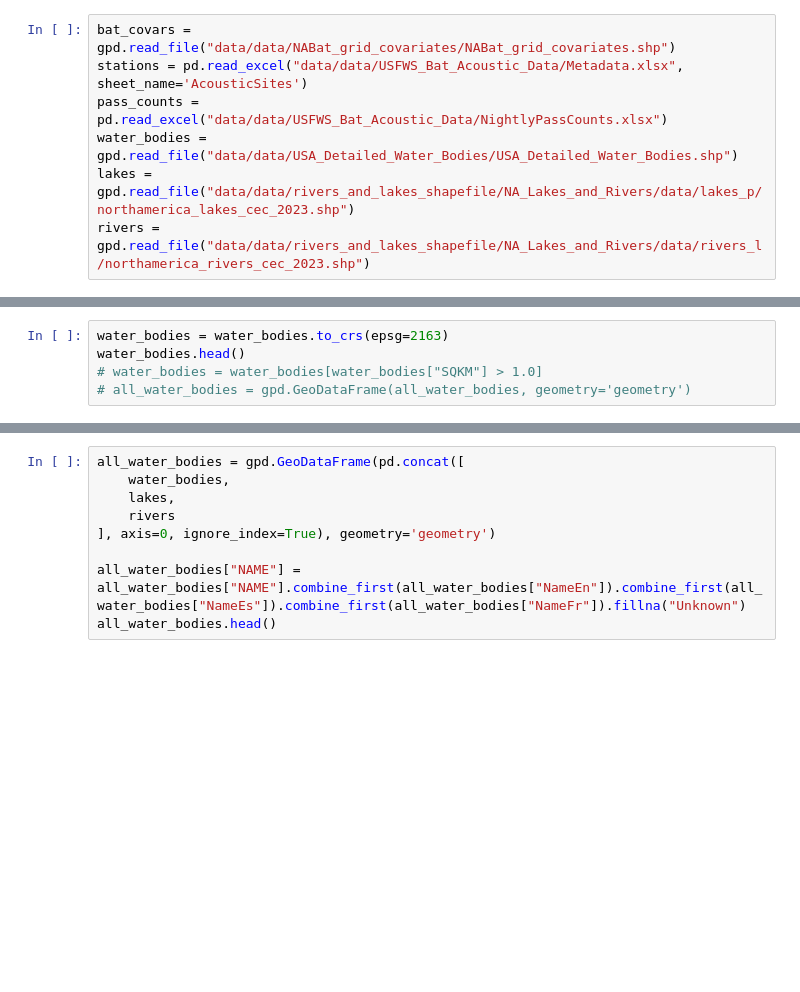
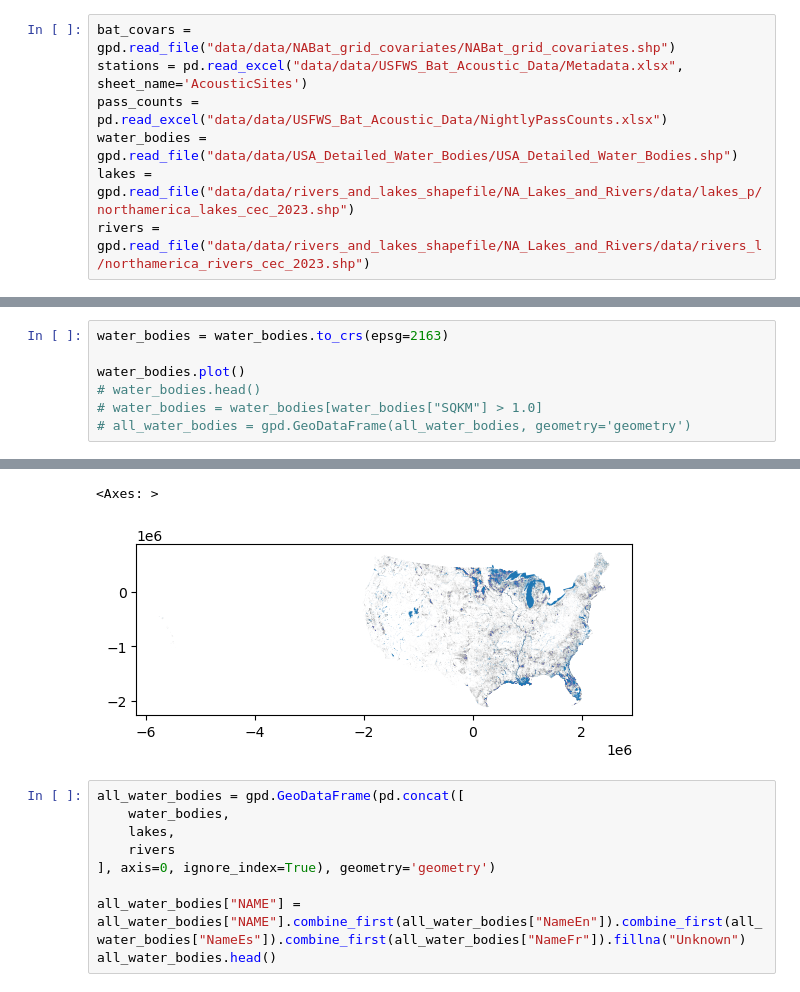
Before and after one commit to mcanearm/biostat696-group-1, a Jupyter notebook: data/process_geodata.ipynb, the cells around one changed output, grey strips where cells are left out. Saved outputs shown, nothing was run; the diff lists cells and outputs as text; blank space fills up the shorter version.

```diff
--- a/data/process_geodata.ipynb
+++ b/data/process_geodata.ipynb
@@ -36,6 +37,8 @@ rivers.plot()
 # %%
 water_bodies = water_bodies.to_crs(epsg=2163)
-water_bodies.head()
+
+water_bodies.plot()
+# water_bodies.head()
 # water_bodies = water_bodies[water_bodies["SQKM"] > 1.0]
 # all_water_bodies = gpd.GeoDataFrame(all_water_bodies, geometry='geometry')
 # %% [output]
@@ -48,3 +45,5 @@ water_bodies.head()
+<Axes: >
+[figure, added]
 # %%
 all_water_bodies = gpd.GeoDataFrame(pd.concat([
     water_bodies,
```
Also changed, not shown: parts of 4 cells of this notebook, 9 other files.
